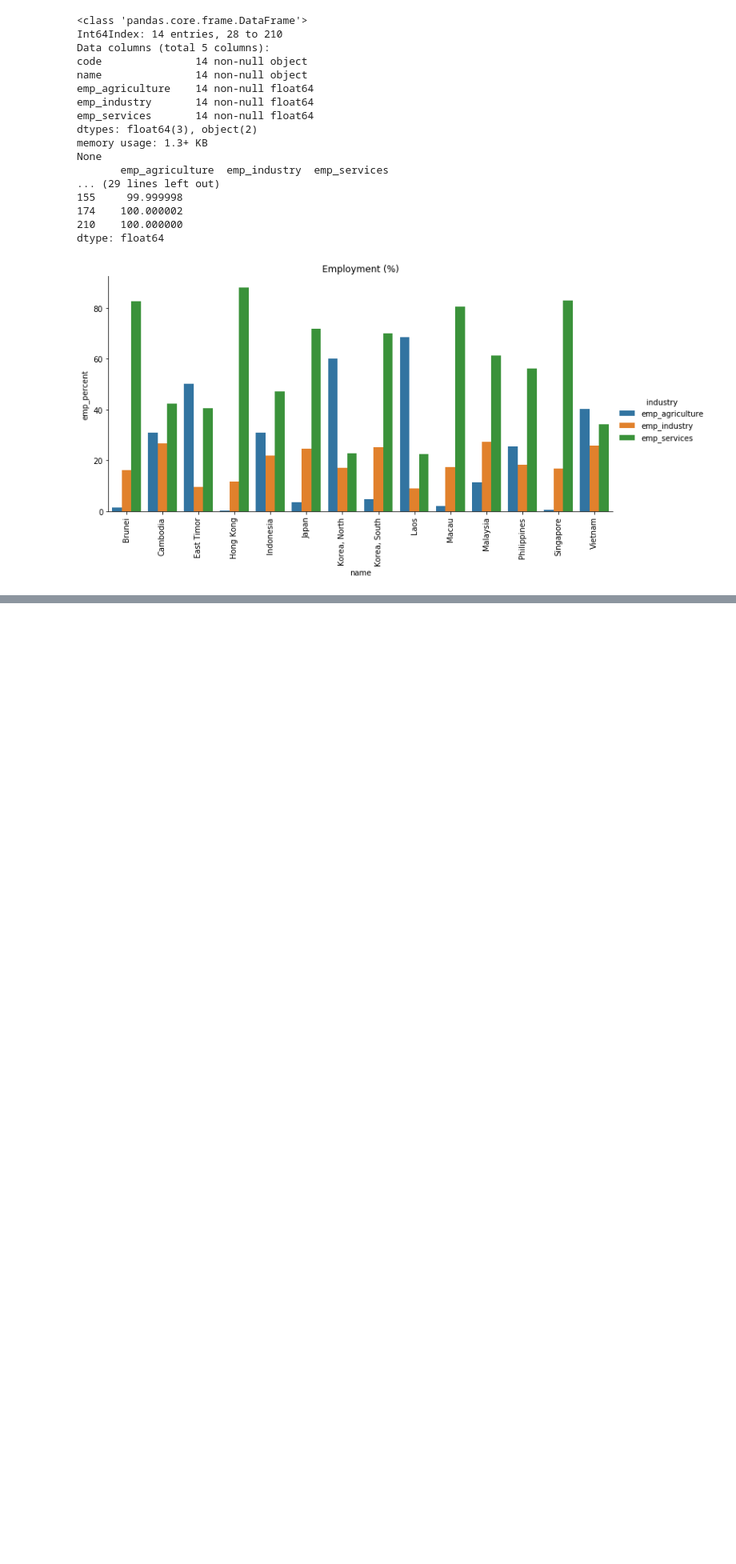
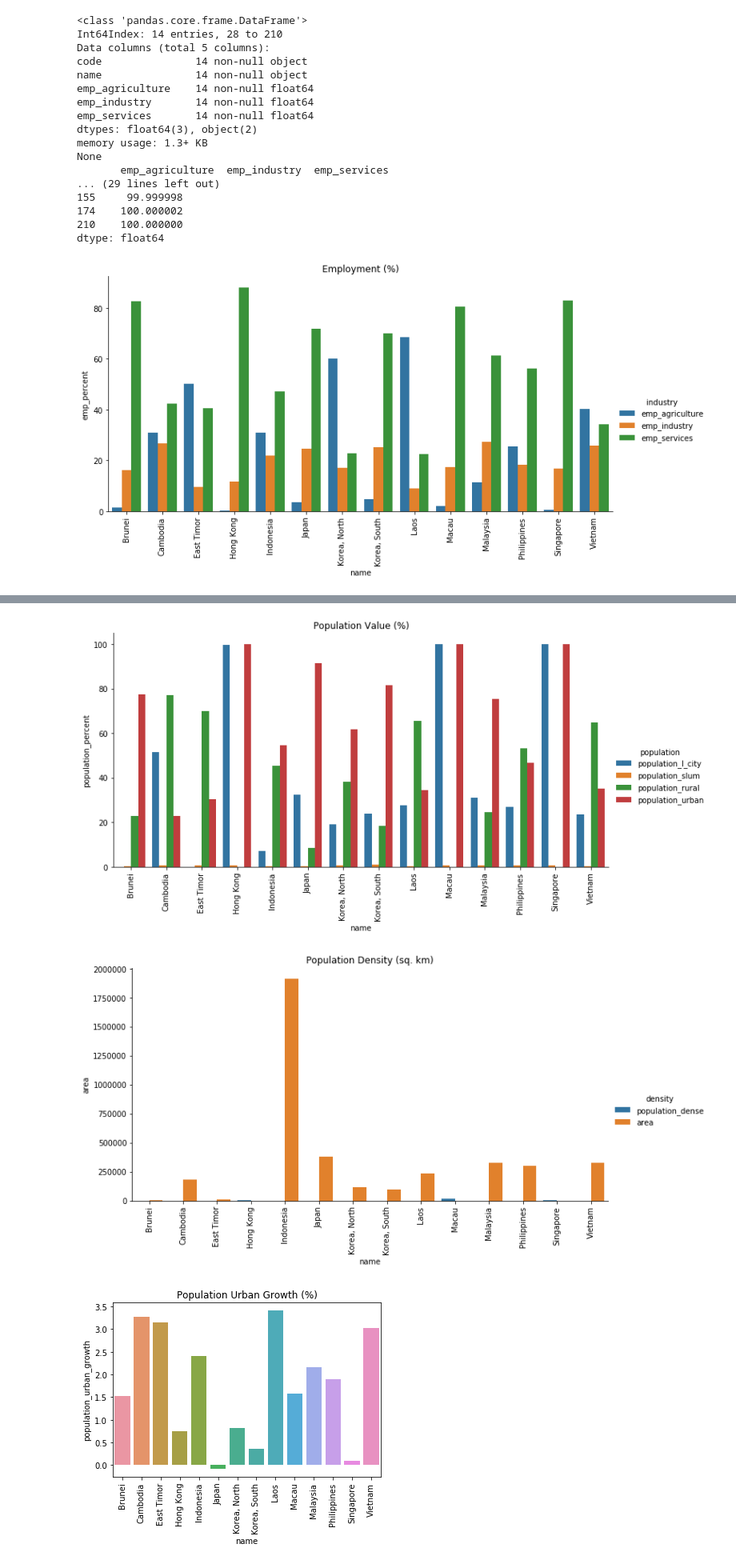
Before and after one commit to georgina1994/Optimus-Primer, a Jupyter notebook: Final Project.ipynb, the cells around one changed output, grey strips where cells are left out. Shown at 80% size. Saved outputs shown, nothing was run; the diff lists cells and outputs as text; code cells hidden in the pictures; blank space fills up the shorter version.

Commit message:
Update code for Nina (Georgina) data cleaning.

```diff
--- a/Final Project.ipynb
+++ b/Final Project.ipynb
@@ -334,3 +334,68 @@ None
 210    100.000000
 dtype: float64
 [figure]
+# %%
+# Checking with Environment ##################################################
+
+# Get data
+env_pop = data[[code,
+                name,
+                population_dense,
+                population_l_city,
+                population_slum ,
+                population_rural,
+                population_urban,
+                population_urban_growth,
+                area]]
+
+
+# Print Info to check data type
+print(env_pop.info())
+
+# Print statistic desciption, *** describe not include Null value
+print(env_pop.describe().round(2))
+
+# Print number of null value
+print("\nNumber of Null Data: ")
+print(env_pop.isnull().sum())
+
+
+# Print sum of all percentage
+print("\nTotal Percentage Combining All population: ")
+print(env_pop[:][population_l_city]
+      + env_pop[:][population_slum]
+      + env_pop[:][population_rural]
+      + env_pop[:][population_urban])
+
+# First chart: try to plot group barchart to compare Population percentage
+## Re-arrage data to plot in group bar-chart
+melt = pd.melt(env_pop[[name, population_l_city, population_slum , population_rural, population_urban]],
+               id_vars=name,
+               var_name='population',
+               value_name='population_percent')
+
+## Plot Population percentage
+sns.catplot(x=name, y='population_percent', data=melt, hue='population', kind='bar', aspect=2)
+plt.xticks(rotation='vertical')
+plt.title('Population Value (%)')
+plt.show()
+
+# Second chart: plot barchart for Population Dense (people per sq. km of land area) and Area (sq. km)
+## Re-arrange data to plot in group bar-chart
+melt = pd.melt(env_pop[[name, population_dense, area]],
+               id_vars = name,
+               var_name = 'density',
+               value_name = 'area')
+
+## Plot Density in sq. km (double check)
+sns.catplot(x=name, y='area', data=melt, hue='density', kind='bar', aspect = 2)
+plt.xticks(rotation='vertical')
+plt.title('Population Density (sq. km)')
+plt.show()
+
+# Third chart: plot barchart for Urban growth in percentage
+sns.barplot(x=name, y=population_urban_growth, data=env_pop)
+plt.xticks(rotation='vertical')
+plt.title('Population Urban Growth (%)')
+plt.show()
+# %% [output]
@@ -336,0 +419,3 @@ dtype: float64
+[figure, added]
+[figure, added]
+[figure, added]
```
Also changed, not shown: parts of 4 cells of this notebook.
